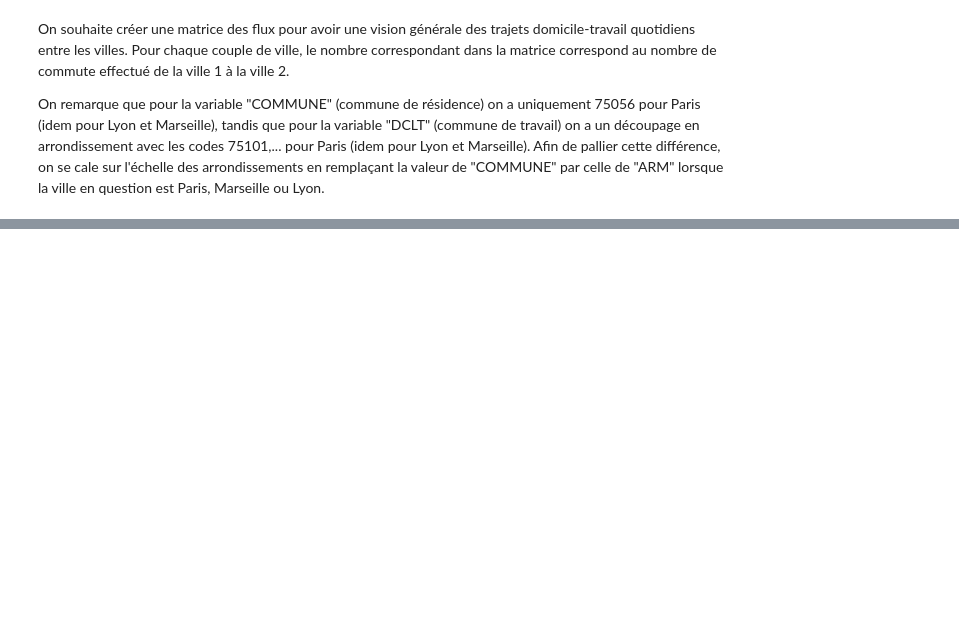
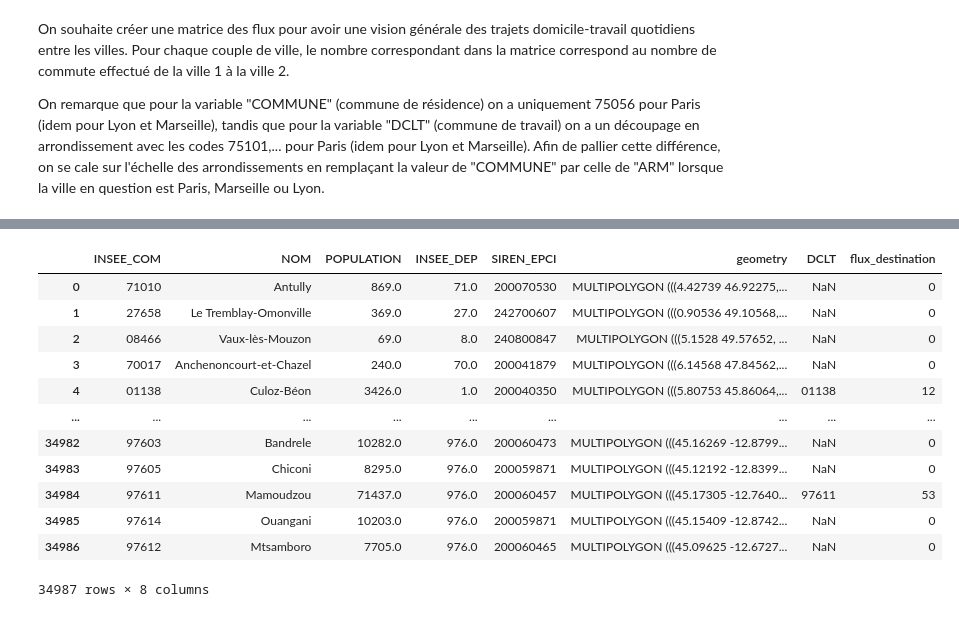
Before and after one commit to Qntouille/statapp, a Jupyter notebook: stat_desc_mobpro.ipynb, the cells around one changed output, grey strips where cells are left out. Cells and saved outputs as stored; diff of their text form; code cells hidden in the pictures; blank space fills up the shorter version.

```diff
--- a/stat_desc_mobpro.ipynb
+++ b/stat_desc_mobpro.ipynb
@@ -256,0 +369,16 @@ plot_flux_gradient(df_flux_vert_destination_m, "vert", "Figure - Flux (domicile-
+# %%
+df_flux_jaune_destination_m
+# %% [output]
+|  | INSEE_COM | NOM | POPULATION | INSEE_DEP | SIREN_EPCI | geometry | DCLT | flux_destination |
+| 0 | 71010 | Antully | 869.0 | 71.0 | 200070530 | MULTIPOLYGON (((4.42739 46.92275,... | NaN | 0 |
+| 1 | 27658 | Le Tremblay-Omonville | 369.0 | 27.0 | 242700607 | MULTIPOLYGON (((0.90536 49.10568,... | NaN | 0 |
+| 2 | 08466 | Vaux-lès-Mouzon | 69.0 | 8.0 | 240800847 | MULTIPOLYGON (((5.1528 49.57652, ... | NaN | 0 |
+| 3 | 70017 | Anchenoncourt-et-Chazel | 240.0 | 70.0 | 200041879 | MULTIPOLYGON (((6.14568 47.84562,... | NaN | 0 |
+| 4 | 01138 | Culoz-Béon | 3426.0 | 1.0 | 200040350 | MULTIPOLYGON (((5.80753 45.86064,... | 01138 | 12 |
+| ... | ... | ... | ... | ... | ... | ... | ... | ... |
+| 34982 | 97603 | Bandrele | 10282.0 | 976.0 | 200060473 | MULTIPOLYGON (((45.16269 -12.8799... | NaN | 0 |
+| 34983 | 97605 | Chiconi | 8295.0 | 976.0 | 200059871 | MULTIPOLYGON (((45.12192 -12.8399... | NaN | 0 |
+| 34984 | 97611 | Mamoudzou | 71437.0 | 976.0 | 200060457 | MULTIPOLYGON (((45.17305 -12.7640... | 97611 | 53 |
+| 34985 | 97614 | Ouangani | 10203.0 | 976.0 | 200059871 | MULTIPOLYGON (((45.15409 -12.8742... | NaN | 0 |
+| 34986 | 97612 | Mtsamboro | 7705.0 | 976.0 | 200060465 | MULTIPOLYGON (((45.09625 -12.6727... | NaN | 0 |
+34987 rows × 8 columns
```
Also changed, not shown: parts of 20 cells of this notebook, 1 other file.
